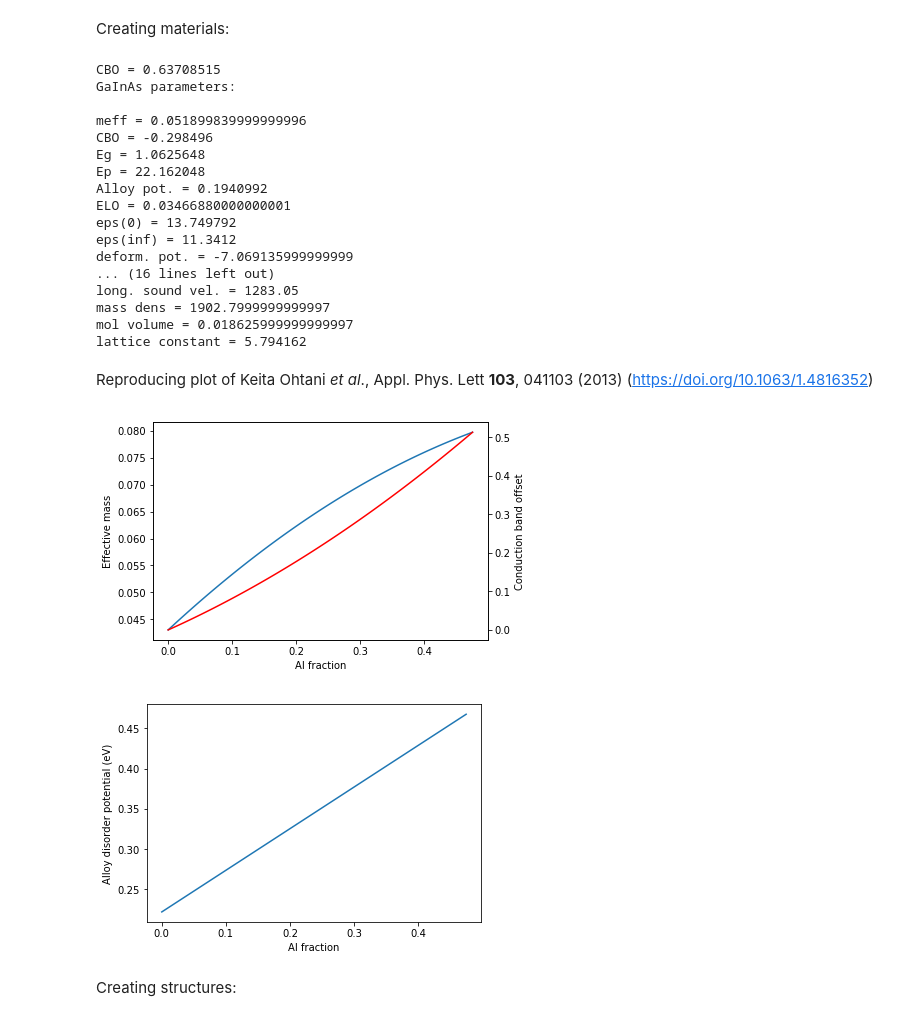
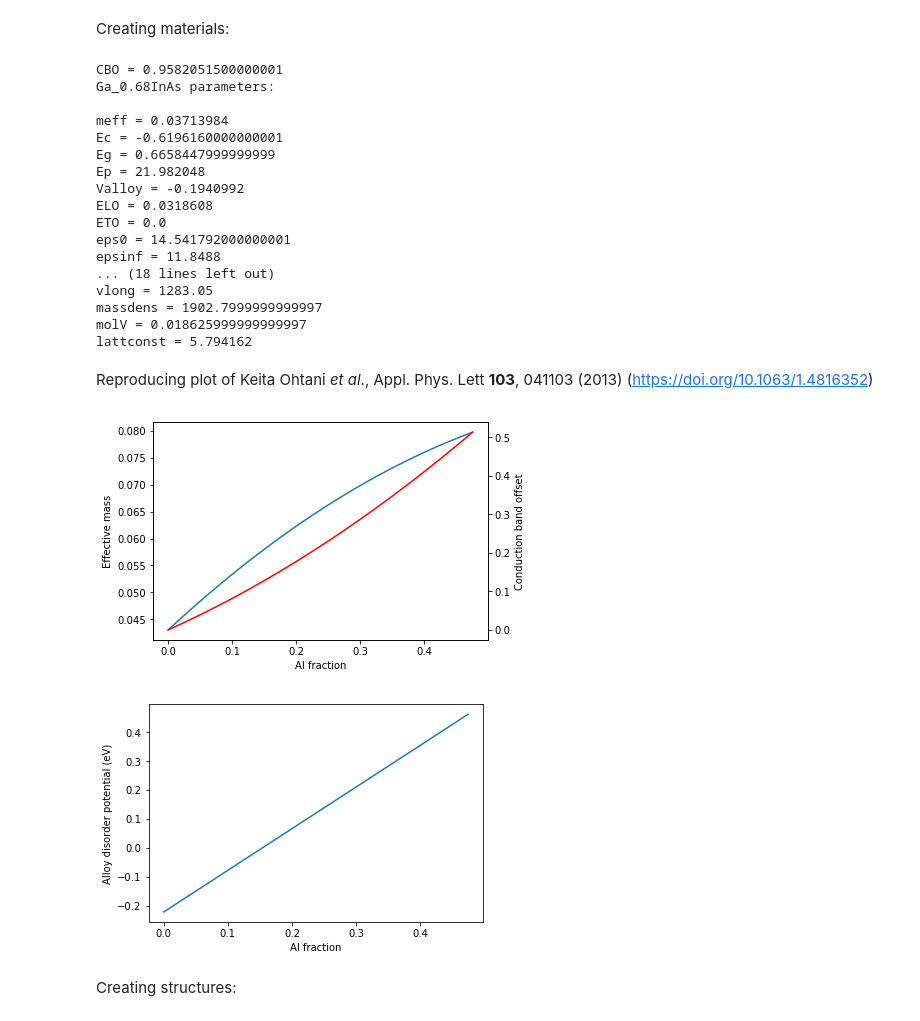
Before and after one commit to mfranckie/aftershoq, a Jupyter notebook: examples/notebooks/QCL_guide.ipynb, the cells around one changed output. Cells and saved outputs as stored; diff of their text form; code cells hidden in the pictures.

```diff
--- a/examples/notebooks/QCL_guide.ipynb
+++ b/examples/notebooks/QCL_guide.ipynb
@@ -17,33 +17,33 @@ import aftershoq.structure.matpar as mp
 well = InGaAs(x = 0.68)
 barr = AlInAs(x = 0.665)
 
-print ( "CBO = " + str(barr.params[mp.Ec] - well.params[mp.Ec]) )
+print ( "CBO = " + str(barr.params["Ec"] - well.params["Ec"]) )
 
 print( str(well) + " parameters:\n")
-for val in mp.valdict:
-        print(val + " = " + str(well.params[mp.valdict[val]]))
+for key in well.params:
+        print(key + " = " + str(well.params[key]))
 
 print( "\n" + str(barr) + " parameters (x=" + str(barr.x) + "):\n")
-for val in mp.valdict:
-        print(val + " = " + str(barr.params[mp.valdict[val]]))
+for key in barr.params:
+        print(key + " = " + str(barr.params[key]))
 # %% [output]
-CBO = 0.63708515
-GaInAs parameters:
+CBO = 0.9582051500000001
+Ga_0.68InAs parameters:
 
-meff = 0.051899839999999996
-CBO = -0.298496
-Eg = 1.0625648
-Ep = 22.162048
-Alloy pot. = 0.1940992
-ELO = 0.03466880000000001
-eps(0) = 13.749792
-eps(inf) = 11.3412
-deform. pot. = -7.069135999999999
-... (16 lines left out)
-long. sound vel. = 1283.05
-mass dens = 1902.7999999999997
-mol volume = 0.018625999999999997
-lattice constant = 5.794162
+meff = 0.03713984
+Ec = -0.6196160000000001
+Eg = 0.6658447999999999
+Ep = 21.982048
+Valloy = -0.1940992
+ELO = 0.0318608
+ETO = 0.0
+eps0 = 14.541792000000001
+epsinf = 11.8488
+... (18 lines left out)
+vlong = 1283.05
+massdens = 1902.7999999999997
+molV = 0.018625999999999997
+lattconst = 5.794162
 # %% [markdown]
 Reproducing plot of Keita Ohtani <i>et al</i>., Appl. Phys. Lett <b>103</b>, 041103 (2013)
 (https://doi.org/10.1063/1.4816352)
@@ -58,37 +58,37 @@ inalas = AlInAs()
 
 N = 100
 
 ec = []
 va = []
 m = []
 z = []
 x = []
 for i in range (0, N):
     z.append( float(i)/float(N) )
     x.append( z[i]*0.48 )
     alingaas.updateAlloy(z[i])
-    ec.append(alingaas.params[mp.Ec]-ingaas.params[mp.Ec])
-    m.append(alingaas.params[mp.meff])
-    va.append(alingaas.params[mp.Valloy])
+    ec.append(alingaas.params["Ec"]-ingaas.params["Ec"])
+    m.append(alingaas.params["meff"])
+    va.append(alingaas.params["Valloy"])
 
 # reproducing plot from Ohtani APL 2013:
 pl.plot(x,m)
 
 pl.xlabel("Al fraction")
 pl.ylabel("Effective mass")
 ax1 = pl.gca()
 ax2 = ax1.twinx()
 ax2.plot(x,ec,'r')
 pl.ylabel("Conduction band offset")
 
 pl.figure(2)
 pl.plot(x,va)
 pl.xlabel("Al fraction")
 pl.ylabel("Alloy disorder potential (eV)")
 pl.show()
 # %% [output]
 [figure]
-[figure, old version]
+[figure, new version]
 # %% [markdown]
 Creating structures:
 # %%
```
Also changed, not shown: parts of 2 cells of this notebook, 11 other files.
